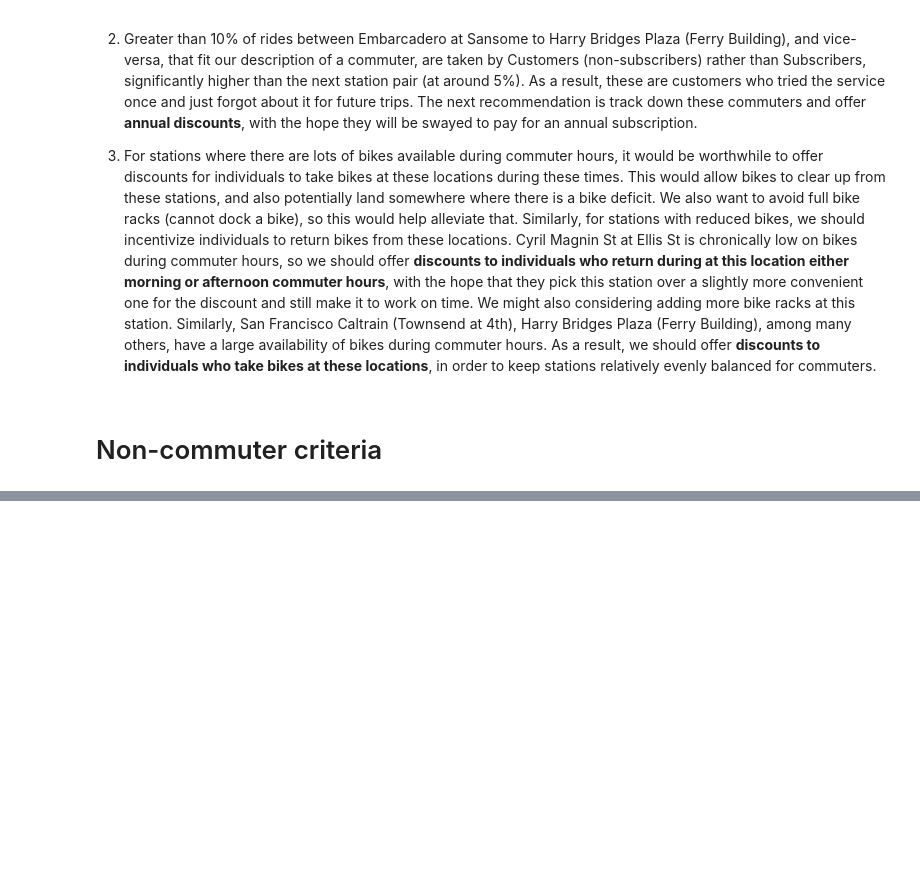
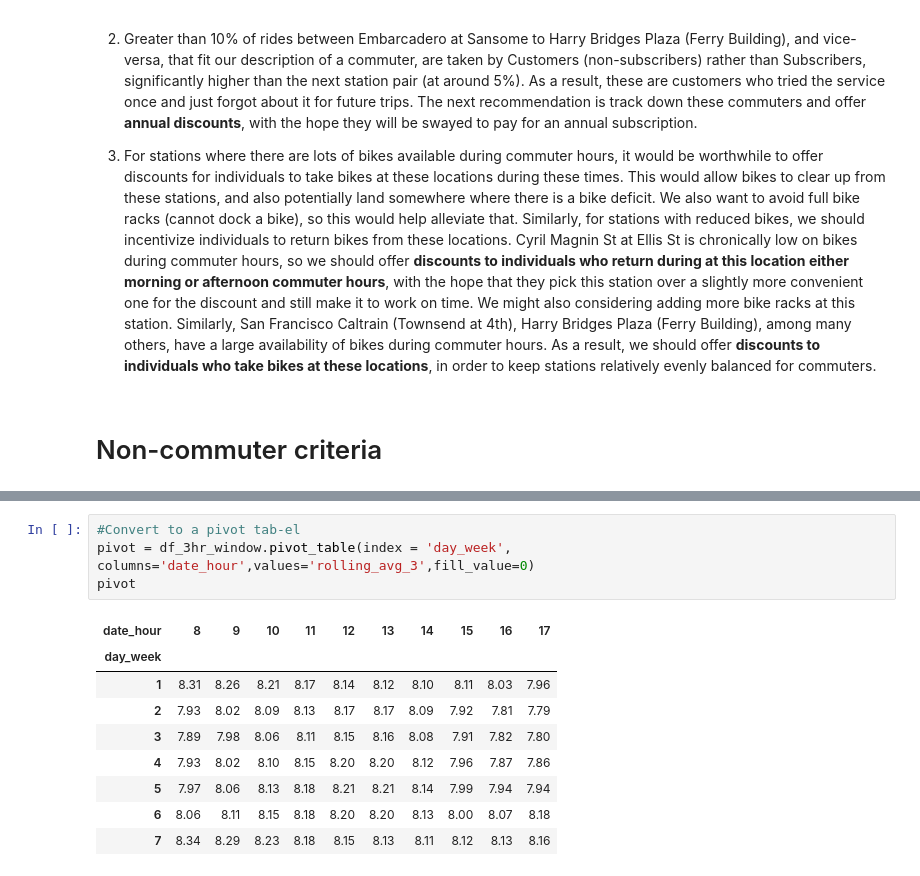
Before and after one commit to siduojiang/SQL_analysis_bikeshare, a Jupyter notebook: Project_1.ipynb, the cells around one changed output, grey strips where cells are left out. Drawn from its saved outputs; the diff is of its cells as text; blank space fills up the shorter version.

```diff
--- a/Project_1.ipynb
+++ b/Project_1.ipynb
@@ -330,0 +478,14 @@ Change in ridership during weekend versus weekday. Top 5 starting stations durin
+# %%
+#Convert to a pivot tab-el
+pivot = df_3hr_window.pivot_table(index = 'day_week', columns='date_hour',values='rolling_avg_3',fill_value=0)
+pivot
+# %% [output]
+| date_hour | 8 | 9 | 10 | 11 | 12 | 13 | 14 | 15 | 16 | 17 |
+| day_week |  |  |  |  |  |  |  |  |  |  |
+| 1 | 8.31 | 8.26 | 8.21 | 8.17 | 8.14 | 8.12 | 8.10 | 8.11 | 8.03 | 7.96 |
+| 2 | 7.93 | 8.02 | 8.09 | 8.13 | 8.17 | 8.17 | 8.09 | 7.92 | 7.81 | 7.79 |
+| 3 | 7.89 | 7.98 | 8.06 | 8.11 | 8.15 | 8.16 | 8.08 | 7.91 | 7.82 | 7.80 |
+| 4 | 7.93 | 8.02 | 8.10 | 8.15 | 8.20 | 8.20 | 8.12 | 7.96 | 7.87 | 7.86 |
+| 5 | 7.97 | 8.06 | 8.13 | 8.18 | 8.21 | 8.21 | 8.14 | 7.99 | 7.94 | 7.94 |
+| 6 | 8.06 | 8.11 | 8.15 | 8.18 | 8.20 | 8.20 | 8.13 | 8.00 | 8.07 | 8.18 |
+| 7 | 8.34 | 8.29 | 8.23 | 8.18 | 8.15 | 8.13 | 8.11 | 8.12 | 8.13 | 8.16 |
```
Also changed, not shown: parts of 26 cells of this notebook.
